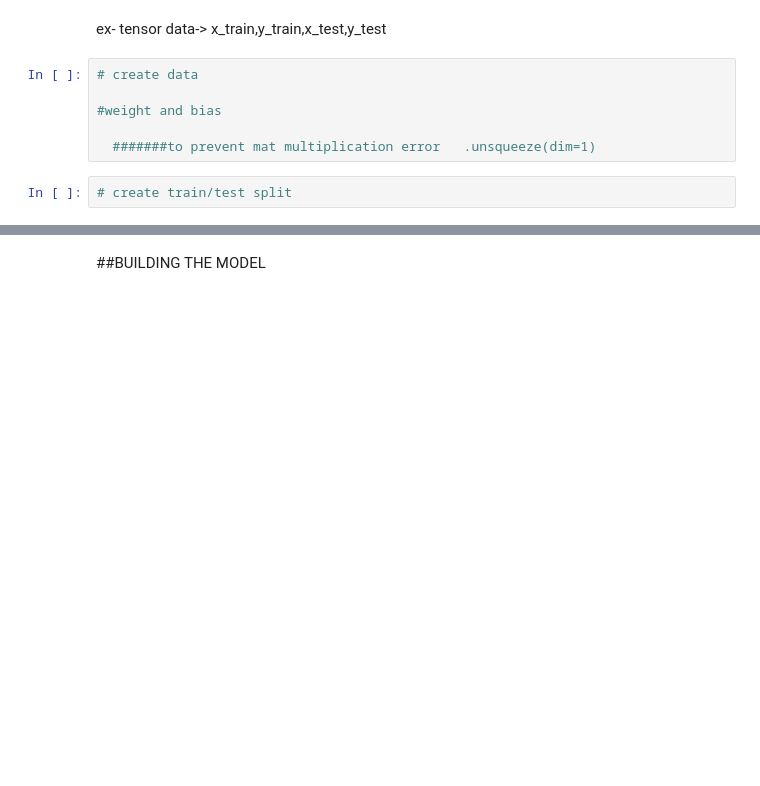
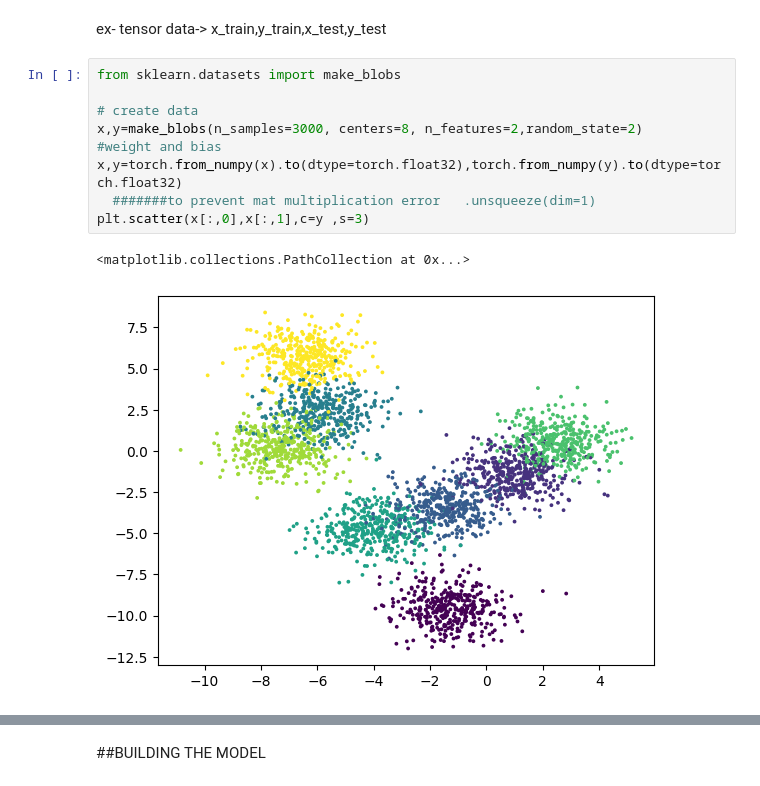
Before and after one commit to AhamedShimak/My-AI-Projects, a Jupyter notebook: multi_class_classifier_using_dnn.ipynb, the cells around one changed output, grey strips where cells are left out. Cells and saved outputs as stored; diff of their text form; blank space fills up the shorter version.

```diff
--- a/multi_class_classifier_using_dnn.ipynb
+++ b/multi_class_classifier_using_dnn.ipynb
@@ -151,11 +154,15 @@ cuda
 ##DATA PROCESS
 # %% [markdown]
 ex- tensor data-> x_train,y_train,x_test,y_test
-# %%
-# create data
-
-#weight and bias
-
-  #######to prevent mat multiplication error   .unsqueeze(dim=1)
-# %%
-# create train/test split
+# %%
+from sklearn.datasets import make_blobs
+
+# create data
+x,y=make_blobs(n_samples=3000, centers=8, n_features=2,random_state=2)
+#weight and bias
+x,y=torch.from_numpy(x).to(dtype=torch.float32),torch.from_numpy(y).to(dtype=torch.float32)
+  #######to prevent mat multiplication error   .unsqueeze(dim=1)
+plt.scatter(x[:,0],x[:,1],c=y ,s=3)
+# %% [output]
+<matplotlib.collections.PathCollection at 0x...>
+[figure, added]
```
Also changed, not shown: parts of 16 cells of this notebook.
